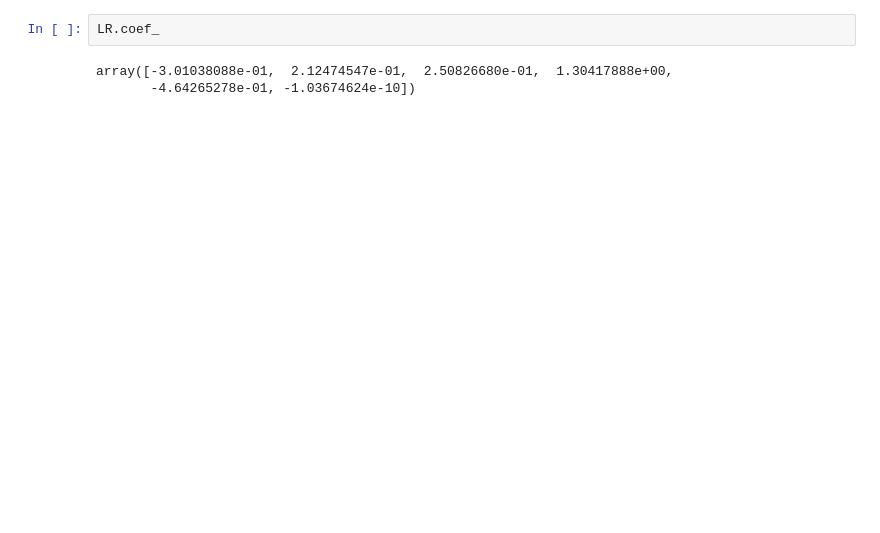
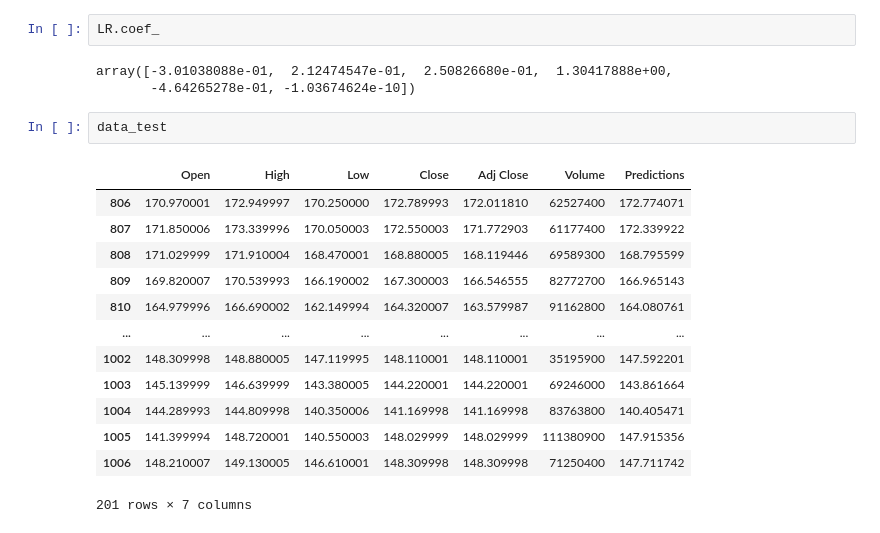
Before and after one commit to le-quoctrung/Introducrtion-to-Data-Science, a Jupyter notebook: LinearReg.ipynb, the cells around one changed output. Saved outputs shown, nothing was run; the diff lists cells and outputs as text; blank space fills up the shorter version.

```diff
--- a/LinearReg.ipynb
+++ b/LinearReg.ipynb
@@ -89,3 +89,19 @@ LR.coef_
 # %% [output]
 array([-3.01038088e-01,  2.12474547e-01,  2.50826680e-01,  1.30417888e+00,
        -4.64265278e-01, -1.03674624e-10])
+# %%
+data_test
+# %% [output]
+|  | Open | High | Low | Close | Adj Close | Volume | Predictions |
+| 806 | 170.970001 | 172.949997 | 170.250000 | 172.789993 | 172.011810 | 62527400 | 172.774071 |
+| 807 | 171.850006 | 173.339996 | 170.050003 | 172.550003 | 171.772903 | 61177400 | 172.339922 |
+| 808 | 171.029999 | 171.910004 | 168.470001 | 168.880005 | 168.119446 | 69589300 | 168.795599 |
+| 809 | 169.820007 | 170.539993 | 166.190002 | 167.300003 | 166.546555 | 82772700 | 166.965143 |
+| 810 | 164.979996 | 166.690002 | 162.149994 | 164.320007 | 163.579987 | 91162800 | 164.080761 |
+| ... | ... | ... | ... | ... | ... | ... | ... |
+| 1002 | 148.309998 | 148.880005 | 147.119995 | 148.110001 | 148.110001 | 35195900 | 147.592201 |
+| 1003 | 145.139999 | 146.639999 | 143.380005 | 144.220001 | 144.220001 | 69246000 | 143.861664 |
+| 1004 | 144.289993 | 144.809998 | 140.350006 | 141.169998 | 141.169998 | 83763800 | 140.405471 |
+| 1005 | 141.399994 | 148.720001 | 140.550003 | 148.029999 | 148.029999 | 111380900 | 147.915356 |
+| 1006 | 148.210007 | 149.130005 | 146.610001 | 148.309998 | 148.309998 | 71250400 | 147.711742 |
+201 rows × 7 columns
```
Also changed, not shown: parts of 3 cells of this notebook.
